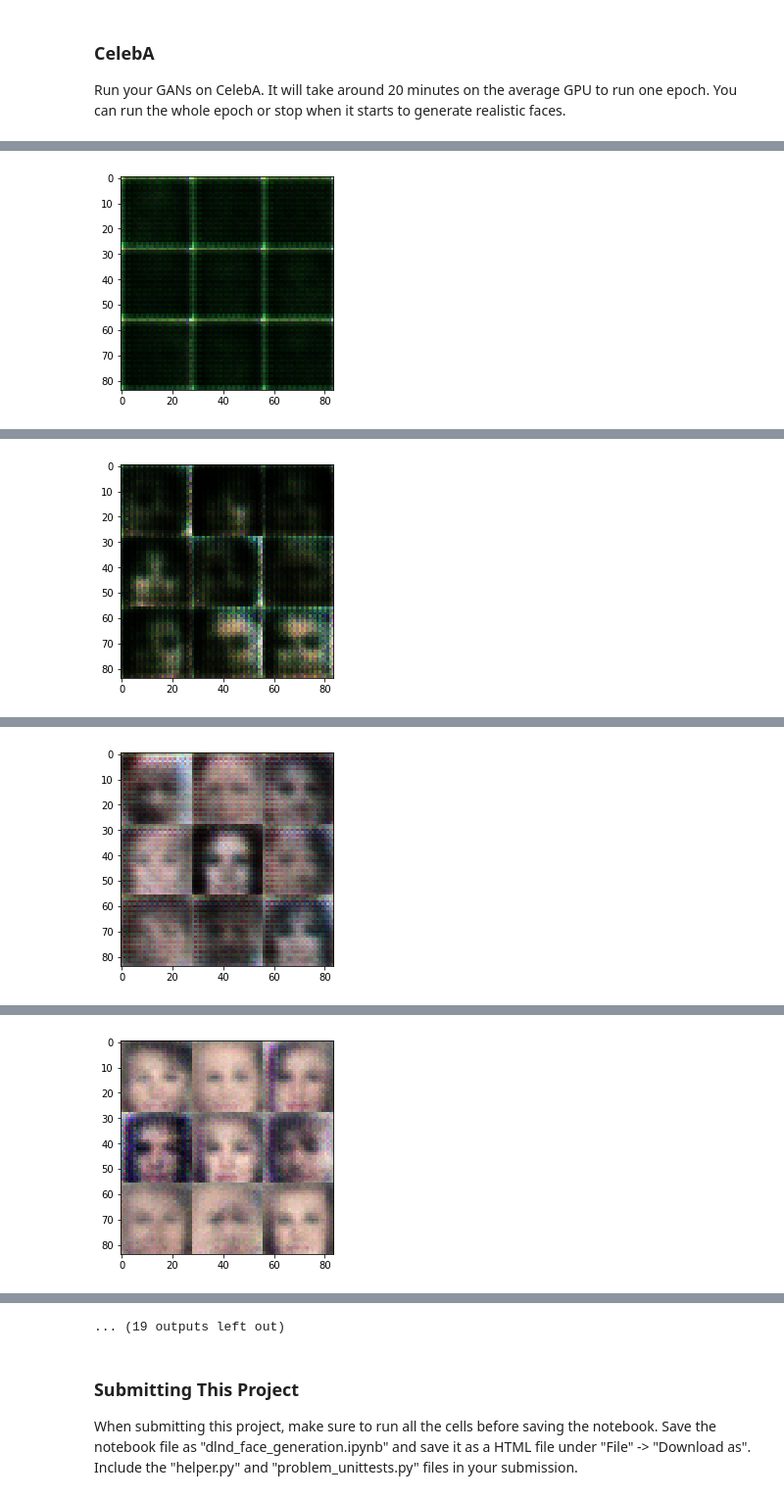
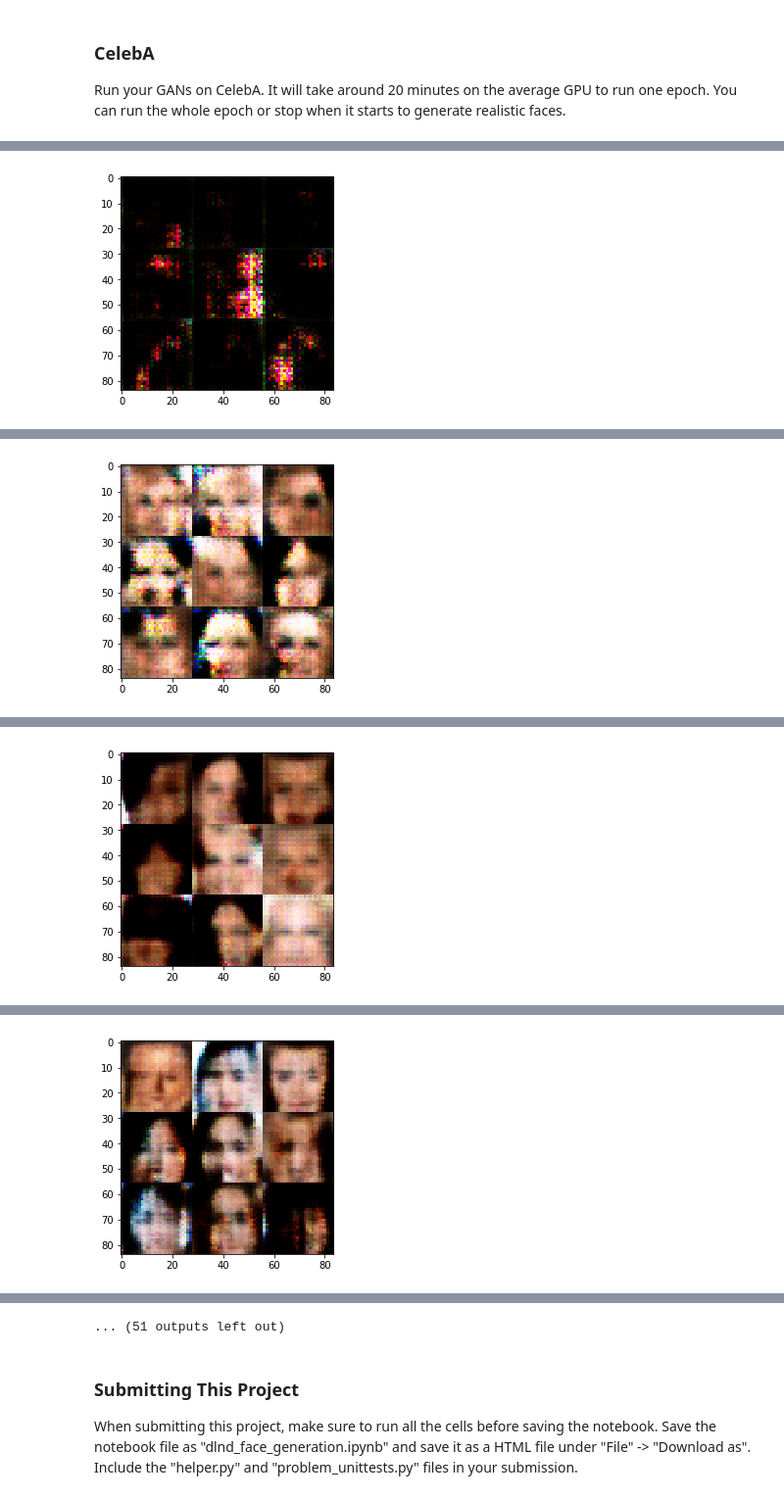
Before and after one commit to offbynull/dlnfp-course-project5, a Jupyter notebook: dlnd_face_generation.ipynb, the cells around one changed output, grey strips where cells are left out. Shown at 98% size. Drawn from its saved outputs; the diff is of its cells as text; code cells hidden in the pictures.

```diff
--- a/dlnd_face_generation.ipynb
+++ b/dlnd_face_generation.ipynb
@@ -141,7 +142,7 @@ def discriminator(images, reuse=False):
     """
     with tf.variable_scope('discriminator', reuse=reuse):
         x = images
-        alpha = 0.02 # recommended alpha for leaky relu
+        alpha = 0.2 # recommended alpha for leaky relu
 
         # Input layer is 28x28x3
         x1 = tf.layers.conv2d(x, 64, 5, strides=2, padding='same')
@@ -185,7 +186,7 @@ def generator(z, out_channel_dim, is_train=True):
     :return: The tensor output of the generator
     """
     with tf.variable_scope('generator', reuse=not is_train):
-        alpha = 0.02 # recommended alpha for leaky relu
+        alpha = 0.2 # recommended alpha for leaky relu
 
         # First fully connected layer
         x1 = tf.layers.dense(z, 7*7*512)
@@ -354,6 +355,8 @@ def train(epoch_count, batch_size, z_dim, learning_rate, beta1, get_batches, dat
             for batch_images in get_batches(batch_size):
                 steps += 1
 
+                batch_images = batch_images*2
+
                 # Sample random noise for G
                 batch_z = np.random.uniform(-1, 1, size=(batch_size, z_dim))
 
@@ -428,10 +431,10 @@ Epoch 1/2... Discriminator Loss: 0.0203... Generator Loss: 7.6509
 ### CelebA
 Run your GANs on CelebA.  It will take around 20 minutes on the average GPU to run one epoch.  You can run the whole epoch or stop when it starts to generate realistic faces.
 # %%
-batch_size = 128
-z_dim = 100
-learning_rate = 0.0002
-beta1 = 0.5
+batch_size = 64
+z_dim = 1000
+learning_rate = 0.0008
+beta1 = 0.3
 
 
 """
@@ -451 +454 @@ Epoch 0/1... Discriminator Loss: 0.1160... Generator Loss: 2.7581
-[figure, old version]
+[figure, new version]
@@ -456 +459 @@ Epoch 0/1... Discriminator Loss: 0.0187... Generator Loss: 5.1449
-[figure, old version]
+[figure, new version]
@@ -461 +464 @@ Epoch 0/1... Discriminator Loss: 0.0962... Generator Loss: 3.6992
-[figure, old version]
+[figure, new version]
@@ -466 +469 @@ Epoch 0/1... Discriminator Loss: 1.6482... Generator Loss: 0.3566
-[figure, old version]
+[figure, new version]
@@ -477,4 +480,4 @@ Epoch 0/1... Discriminator Loss: 2.1653... Generator Loss: 0.1720
-... (19 outputs left out)
+... (51 outputs left out)
 # %% [markdown]
 ### Submitting This Project
 When submitting this project, make sure to run all the cells before saving the notebook. Save the notebook file as "dlnd_face_generation.ipynb" and save it as a HTML file under "File" -> "Download as". Include the "helper.py" and "problem_unittests.py" files in your submission.
```
Also changed, not shown: parts of 3 cells of this notebook, 1 other file.
